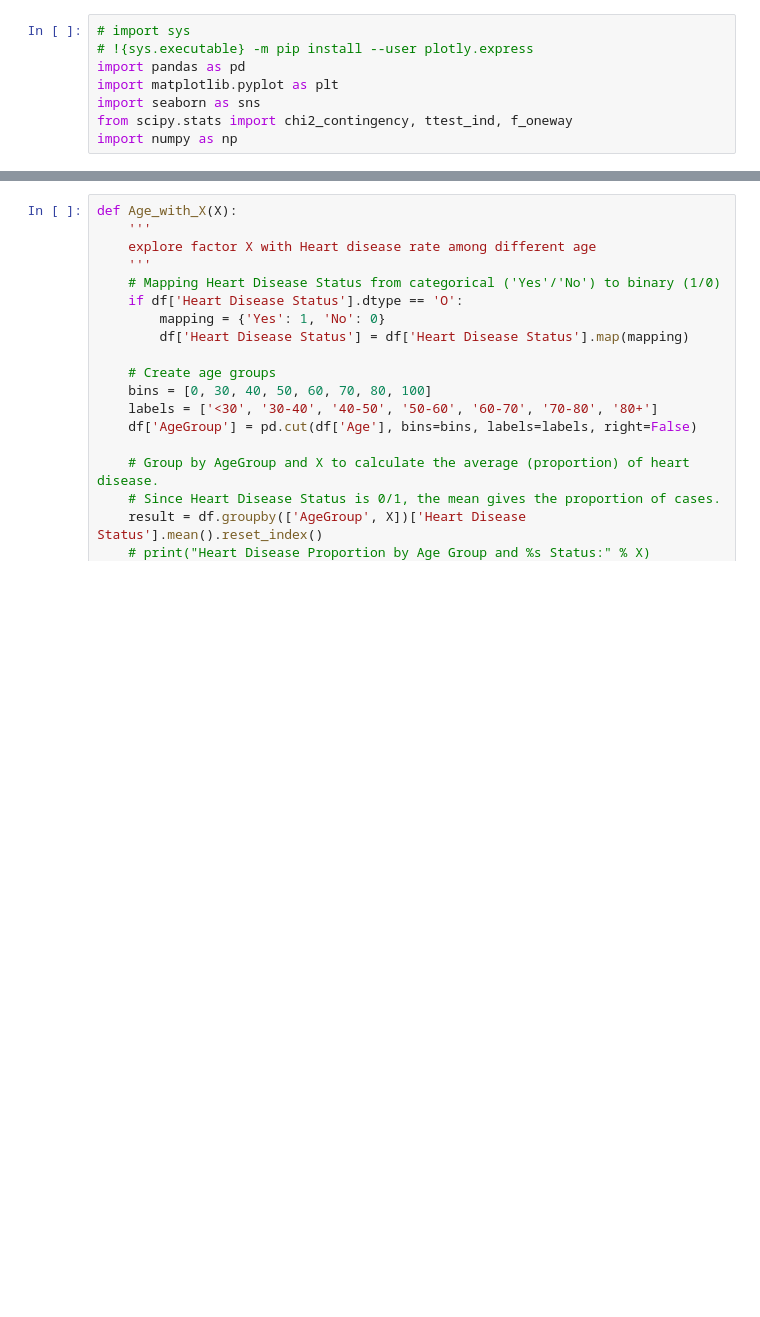
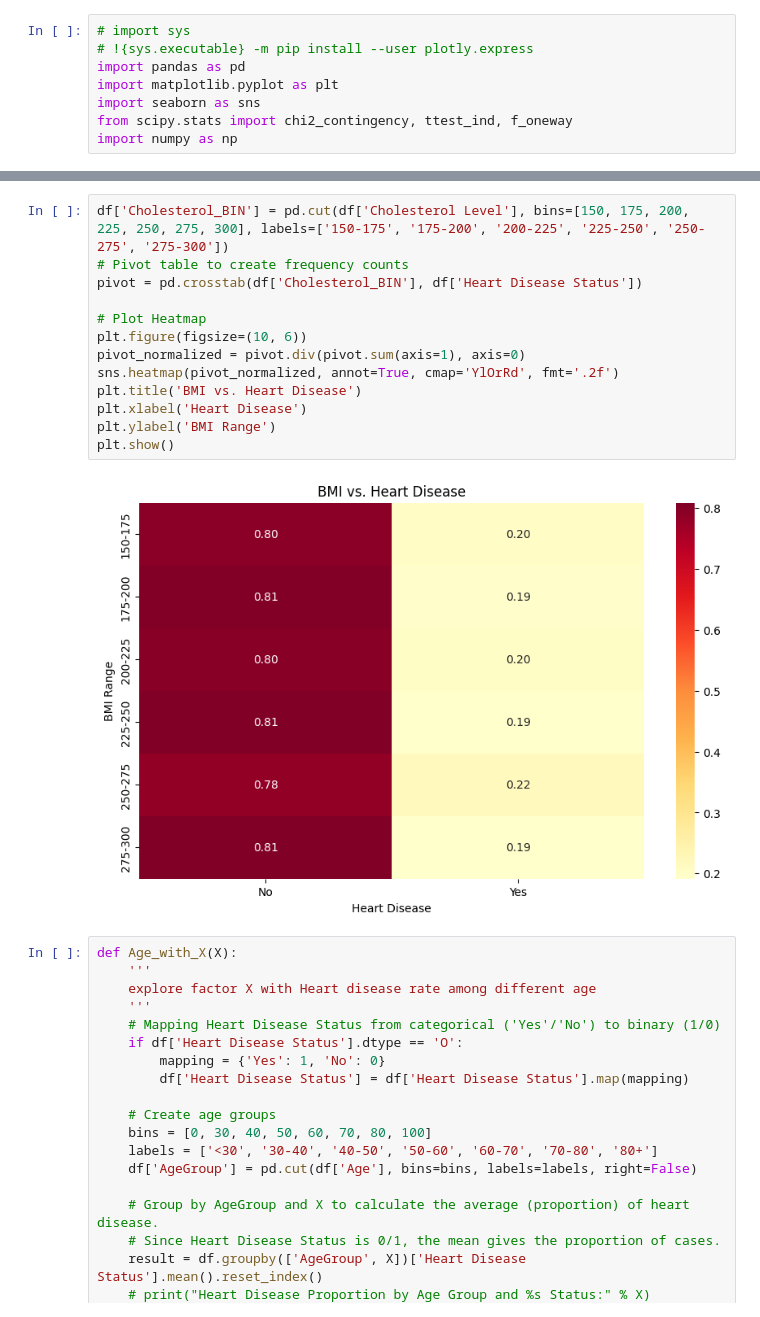
Before and after one commit to FrancGarcia/heart-disease-analysis, a Jupyter notebook: Visualization/visualization.ipynb, the cells around one changed output, grey strips where cells are left out. Cells and saved outputs as stored; diff of their text form; blank space fills up the shorter version.

```diff
--- a/Visualization/visualization.ipynb
+++ b/Visualization/visualization.ipynb
@@ -23,3 +88,18 @@ categorical_vars = [
+# %%
+df['Cholesterol_BIN'] = pd.cut(df['Cholesterol Level'], bins=[150, 175, 200, 225, 250, 275, 300], labels=['150-175', '175-200', '200-225', '225-250', '250-275', '275-300'])
+# Pivot table to create frequency counts
+pivot = pd.crosstab(df['Cholesterol_BIN'], df['Heart Disease Status'])
+
+# Plot Heatmap
+plt.figure(figsize=(10, 6))
+pivot_normalized = pivot.div(pivot.sum(axis=1), axis=0)
+sns.heatmap(pivot_normalized, annot=True, cmap='YlOrRd', fmt='.2f')
+plt.title('BMI vs. Heart Disease')
+plt.xlabel('Heart Disease')
+plt.ylabel('BMI Range')
+plt.show()
+# %% [output]
+[figure, added]
 # %%
 def Age_with_X(X):
     '''
```
Also changed, not shown: parts of 12 cells of this notebook, 11 other files.
